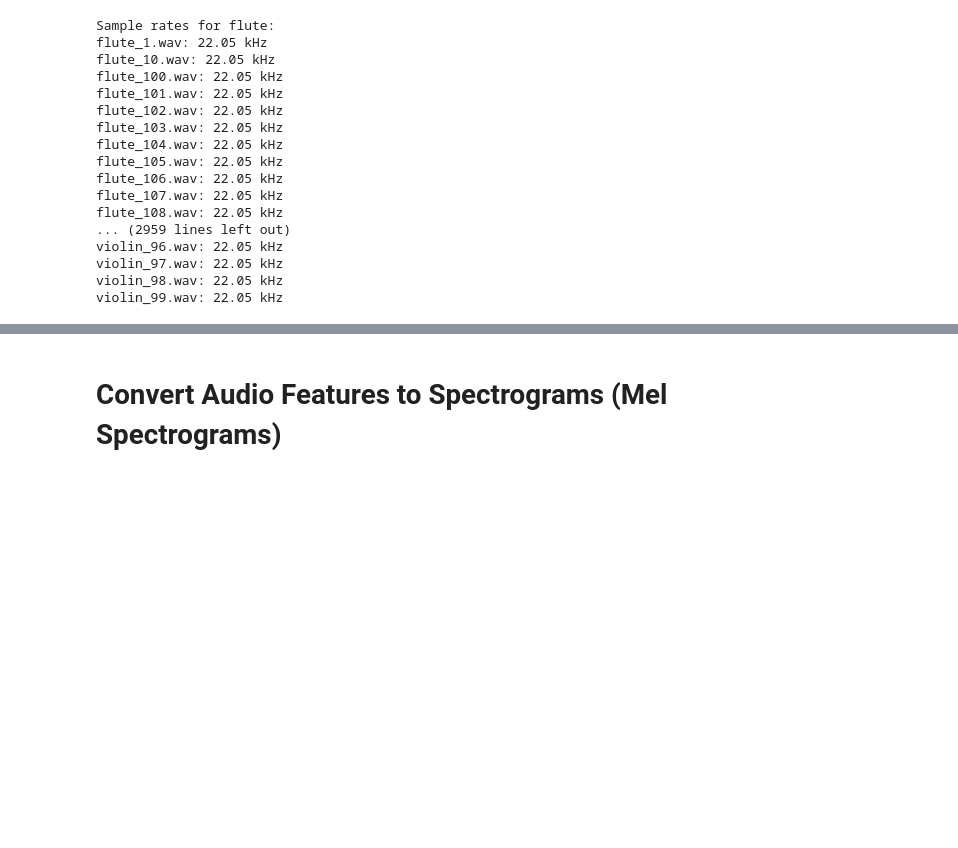
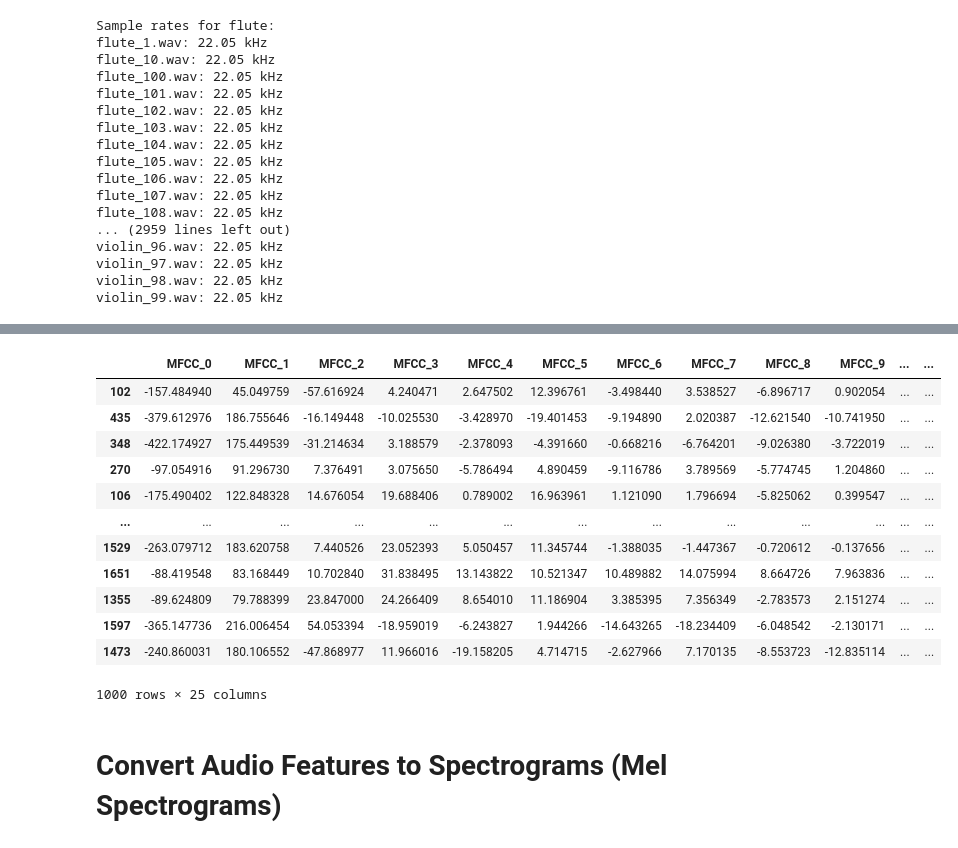
Before and after one commit to obinna345/capstone, a Jupyter notebook: capstone project.ipynb, the cells around one changed output, grey strips where cells are left out. Drawn from its saved outputs; the diff is of its cells as text; code cells hidden in the pictures; blank space fills up the shorter version.

```diff
--- a/capstone project.ipynb
+++ b/capstone project.ipynb
@@ -688,3 +688,22 @@ mfcc_data.head()
+# %%
+# Step 1: One-hot encoding
+mfcc_encoded = pd.get_dummies(mfcc_data, columns=['Instrument'], drop_first=False)
+# %%
+mfcc_encoded.head(1000)
+# %% [output]
+|  | MFCC_0 | MFCC_1 | MFCC_2 | MFCC_3 | MFCC_4 | MFCC_5 | MFCC_6 | MFCC_7 | MFCC_8 | MFCC_9 | ... | ... |
+| 102 | -157.484940 | 45.049759 | -57.616924 | 4.240471 | 2.647502 | 12.396761 | -3.498440 | 3.538527 | -6.896717 | 0.902054 | ... | ... |
+| 435 | -379.612976 | 186.755646 | -16.149448 | -10.025530 | -3.428970 | -19.401453 | -9.194890 | 2.020387 | -12.621540 | -10.741950 | ... | ... |
+| 348 | -422.174927 | 175.449539 | -31.214634 | 3.188579 | -2.378093 | -4.391660 | -0.668216 | -6.764201 | -9.026380 | -3.722019 | ... | ... |
+| 270 | -97.054916 | 91.296730 | 7.376491 | 3.075650 | -5.786494 | 4.890459 | -9.116786 | 3.789569 | -5.774745 | 1.204860 | ... | ... |
+| 106 | -175.490402 | 122.848328 | 14.676054 | 19.688406 | 0.789002 | 16.963961 | 1.121090 | 1.796694 | -5.825062 | 0.399547 | ... | ... |
+| ... | ... | ... | ... | ... | ... | ... | ... | ... | ... | ... | ... | ... |
+| 1529 | -263.079712 | 183.620758 | 7.440526 | 23.052393 | 5.050457 | 11.345744 | -1.388035 | -1.447367 | -0.720612 | -0.137656 | ... | ... |
+| 1651 | -88.419548 | 83.168449 | 10.702840 | 31.838495 | 13.143822 | 10.521347 | 10.489882 | 14.075994 | 8.664726 | 7.963836 | ... | ... |
+| 1355 | -89.624809 | 79.788399 | 23.847000 | 24.266409 | 8.654010 | 11.186904 | 3.385395 | 7.356349 | -2.783573 | 2.151274 | ... | ... |
+| 1597 | -365.147736 | 216.006454 | 54.053394 | -18.959019 | -6.243827 | 1.944266 | -14.643265 | -18.234409 | -6.048542 | -2.130171 | ... | ... |
+| 1473 | -240.860031 | 180.106552 | -47.868977 | 11.966016 | -19.158205 | 4.714715 | -2.627966 | 7.170135 | -8.553723 | -12.835114 | ... | ... |
+1000 rows × 25 columns
 # %% [markdown]
 # Convert Audio Features to Spectrograms (Mel Spectrograms)
 # %%
```
Also changed, not shown: parts of 14 cells of this notebook.
